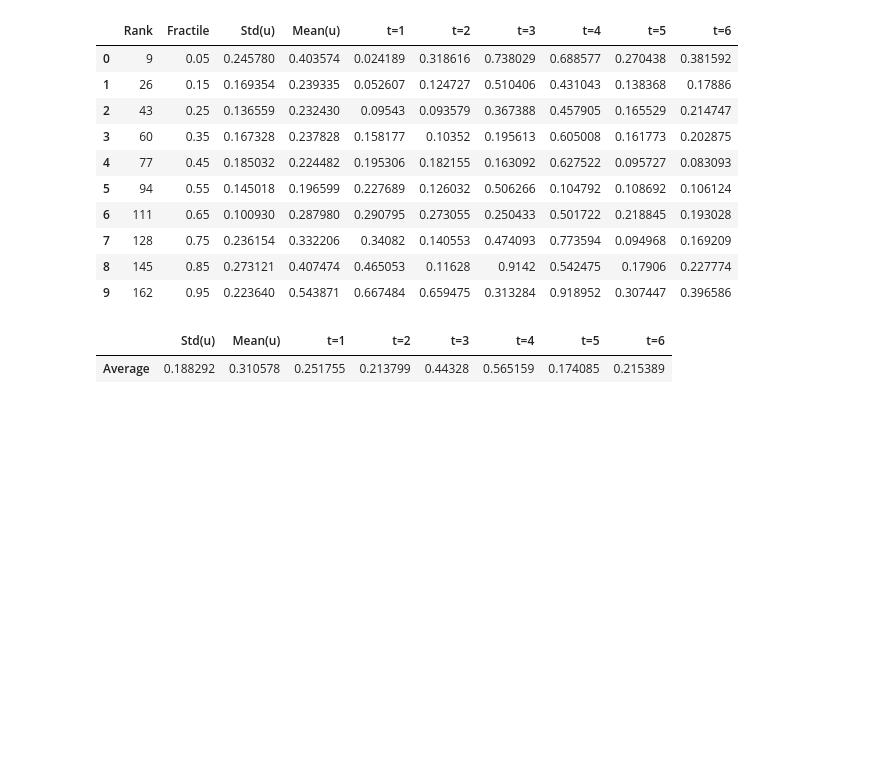
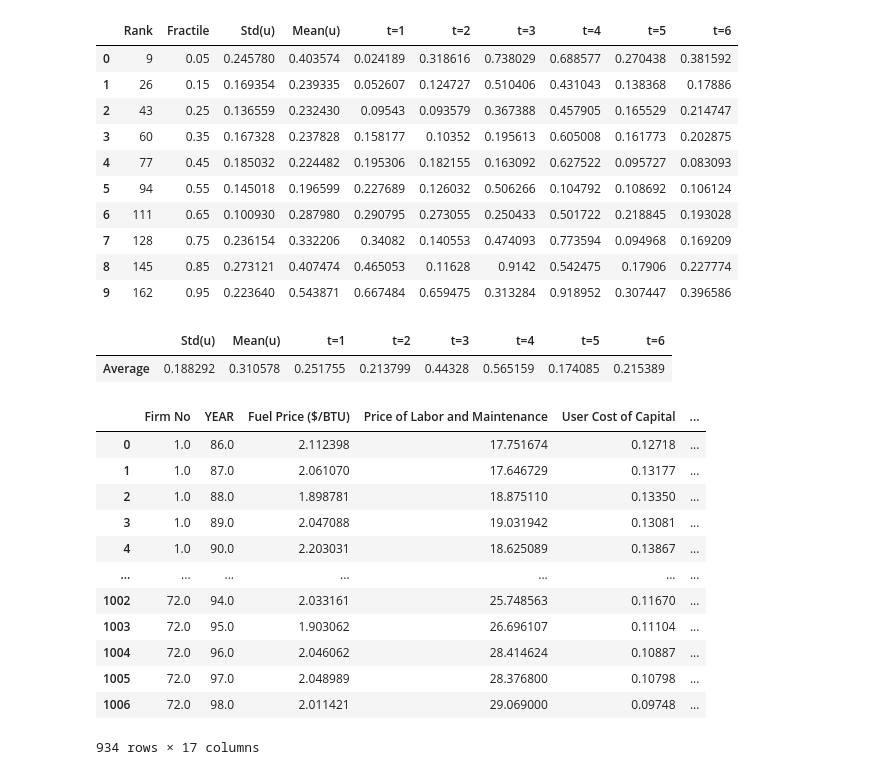
Before and after one commit to ZWeiSTAT/handbook_chapter, a Jupyter notebook: sfa-python/sfa/inefficiency_predictors/boot_LLF.ipynb, the cells around one changed output. Cells and saved outputs as stored; diff of their text form; code cells hidden in the pictures; blank space fills up the shorter version.

```diff
--- a/sfa-python/sfa/inefficiency_predictors/boot_LLF.ipynb
+++ b/sfa-python/sfa/inefficiency_predictors/boot_LLF.ipynb
@@ -519,4 +519,20 @@ cross_sectional_averages = pd.DataFrame(np.array([mean_Gaussian_copula_JLMS_u_ha
 print('Cross-Sectional Models (APS16 Estimator)')
 display(cross_sectional_results_table)
 display(cross_sectional_averages)
+# %%
+data
+# %% [output]
+|  | Firm No | YEAR | Fuel Price ($/BTU) | Price of Labor and Maintenance | User Cost of Capital | ... |
+| 0 | 1.0 | 86.0 | 2.112398 | 17.751674 | 0.12718 | ... |
+| 1 | 1.0 | 87.0 | 2.061070 | 17.646729 | 0.13177 | ... |
+| 2 | 1.0 | 88.0 | 1.898781 | 18.875110 | 0.13350 | ... |
+| 3 | 1.0 | 89.0 | 2.047088 | 19.031942 | 0.13081 | ... |
+| 4 | 1.0 | 90.0 | 2.203031 | 18.625089 | 0.13867 | ... |
+| ... | ... | ... | ... | ... | ... | ... |
+| 1002 | 72.0 | 94.0 | 2.033161 | 25.748563 | 0.11670 | ... |
+| 1003 | 72.0 | 95.0 | 1.903062 | 26.696107 | 0.11104 | ... |
+| 1004 | 72.0 | 96.0 | 2.046062 | 28.414624 | 0.10887 | ... |
+| 1005 | 72.0 | 97.0 | 2.048989 | 28.376800 | 0.10798 | ... |
+| 1006 | 72.0 | 98.0 | 2.011421 | 29.069000 | 0.09748 | ... |
+934 rows × 17 columns
 # %%
```
Also changed, not shown: parts of 1 cell of this notebook.
